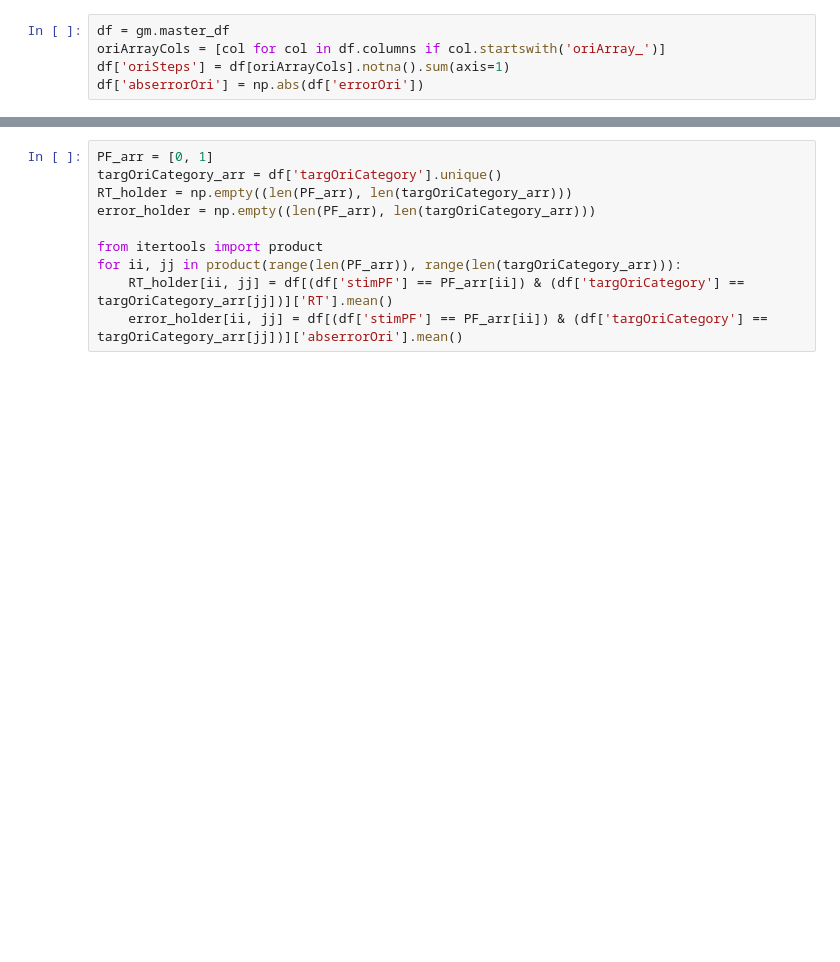
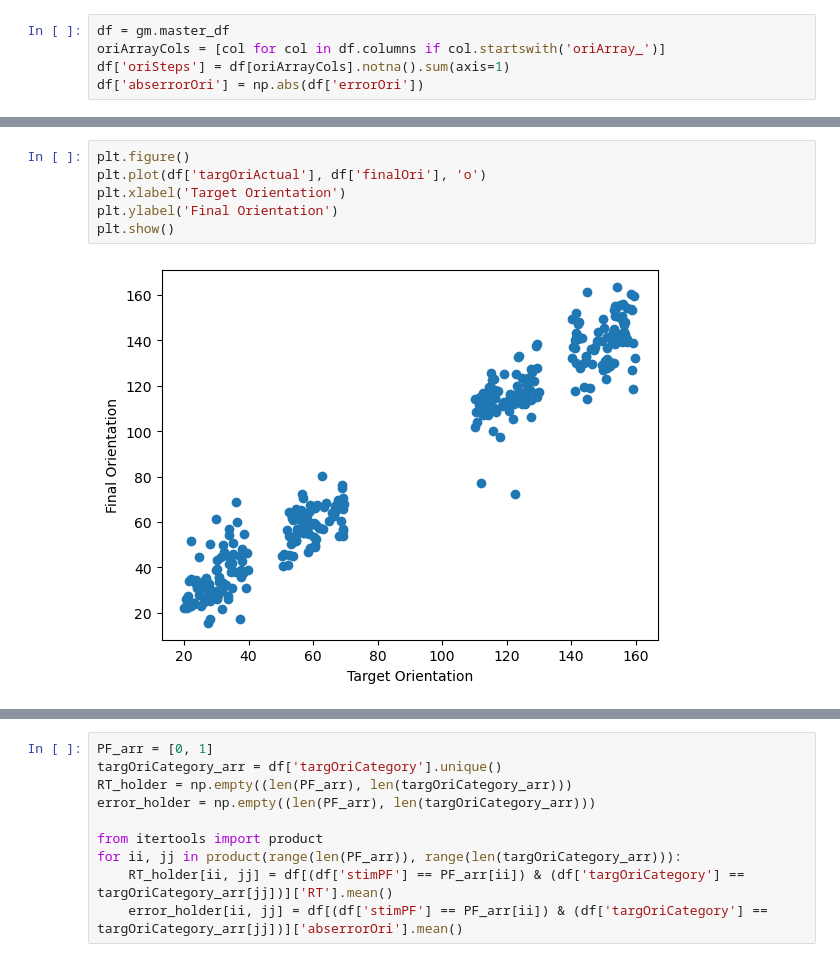
Before and after one commit to mindemory/srh_ori, a Jupyter notebook: oriAnalysis/analyzeBehav/behavAnalysis.ipynb, the cells around one changed output, grey strips where cells are left out. Cells and saved outputs as stored; diff of their text form; blank space fills up the shorter version.

```diff
--- a/oriAnalysis/analyzeBehav/behavAnalysis.ipynb
+++ b/oriAnalysis/analyzeBehav/behavAnalysis.ipynb
@@ -51,3 +60,11 @@ plt.show()
+# %%
+plt.figure()
+plt.plot(df['targOriActual'], df['finalOri'], 'o')
+plt.xlabel('Target Orientation')
+plt.ylabel('Final Orientation')
+plt.show()
+# %% [output]
+[figure, added]
 # %%
 plt.figure(figsize=(15, 10))
 sns.pairplot(df[exploratory_cols])
```
Also changed, not shown: parts of 9 cells of this notebook, 5 other files.
